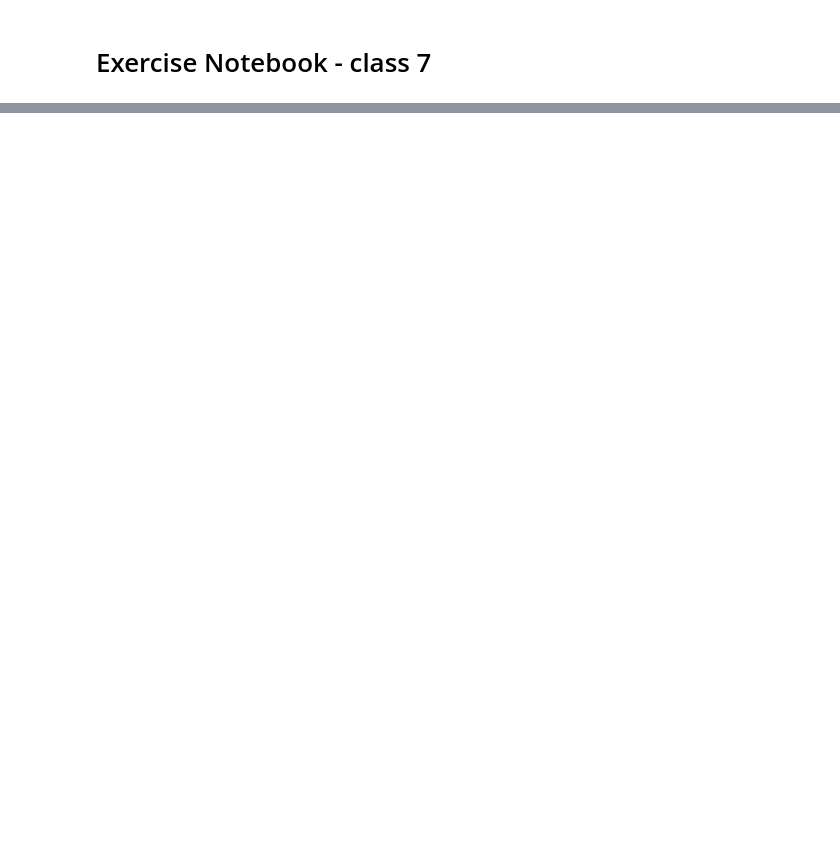
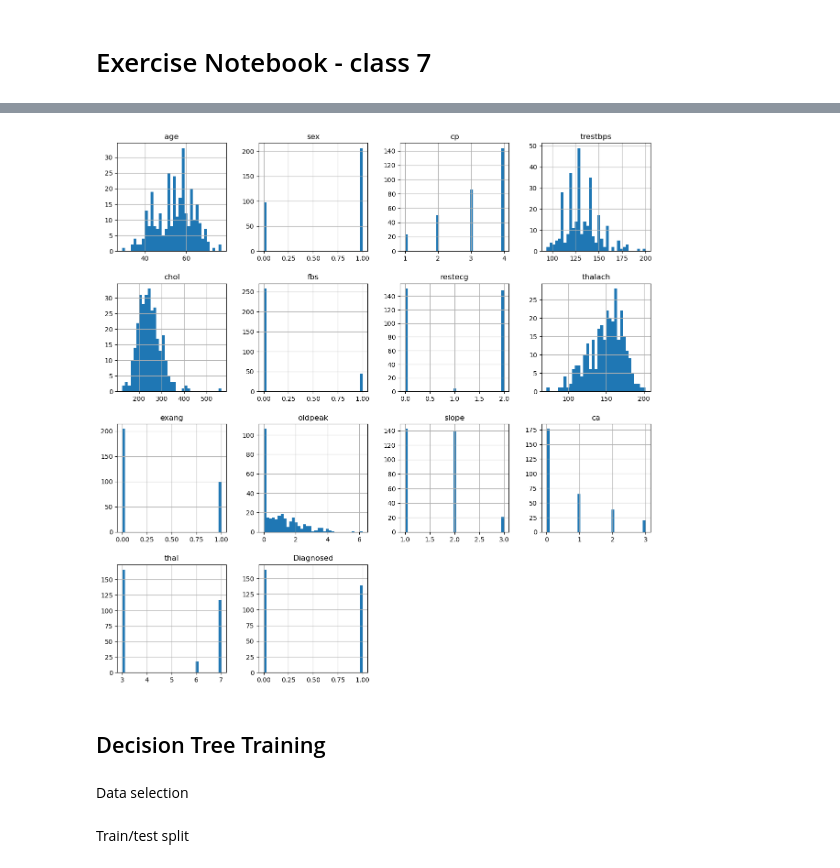
Before and after one commit to Hospital-Da-Luz-Learning-Health/MLCatolica25, a Jupyter notebook: Aula 7 - Supervised Learning III/Exercise Notebook.ipynb, the cells around one changed output, grey strips where cells are left out. Saved outputs shown, nothing was run; the diff lists cells and outputs as text; code cells hidden in the pictures; blank space fills up the shorter version.

```diff
--- a/Aula 7 - Supervised Learning III/Exercise Notebook.ipynb
+++ b/Aula 7 - Supervised Learning III/Exercise Notebook.ipynb
@@ -29,0 +51,9 @@ data
+# %%
+hists = data.hist(bins=35, figsize=(15,15))
+plt.show()
+# %% [output]
+[figure, added]
+# %% [markdown]
+## Decision Tree Training
+# %% [markdown]
+Data selection
@@ -29,0 +63,2 @@ data
+# %% [markdown]
+Train/test split
```
Also changed, not shown: parts of 37 cells of this notebook, 2 other files.
